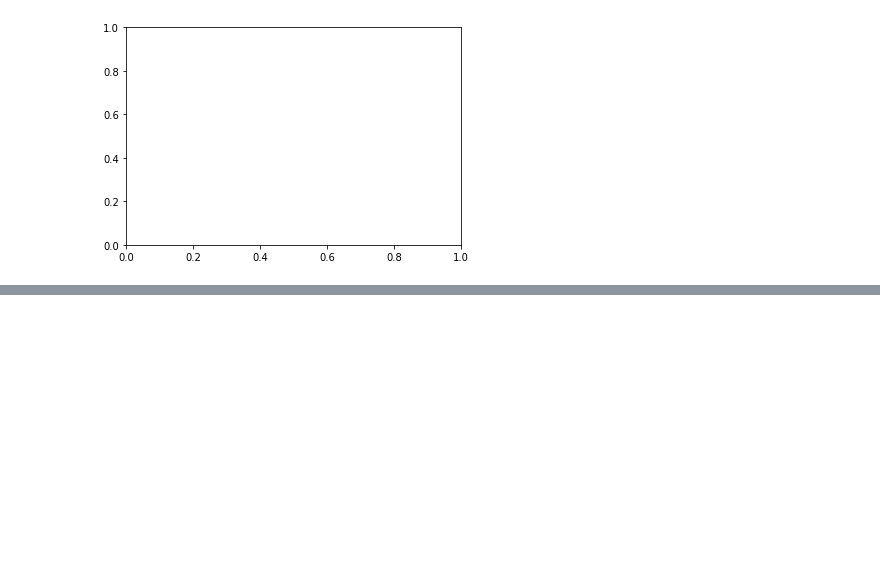
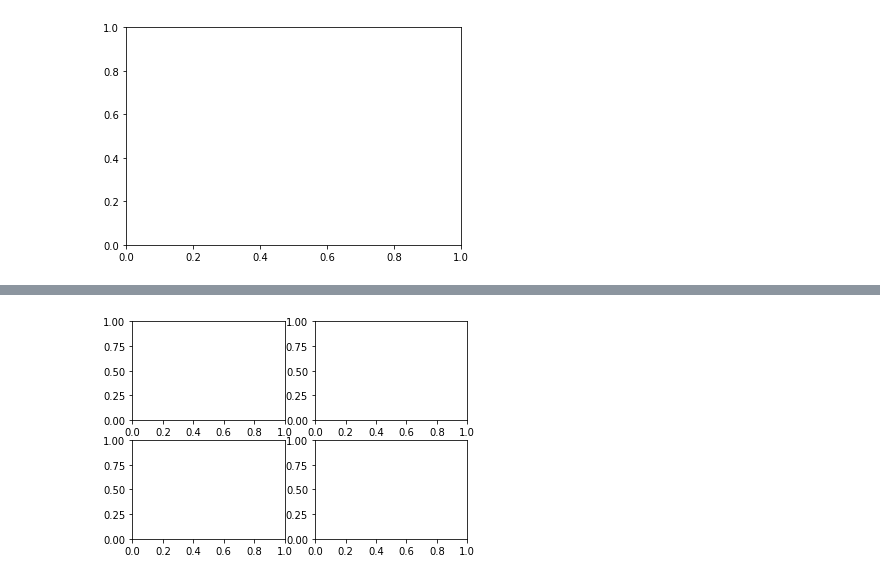
Before and after one commit to ulrikSebastienR/Colab-python-diaries, a Jupyter notebook: bb_matplotlib.ipynb, the cells around one changed output, grey strips where cells are left out. Drawn from its saved outputs; the diff is of its cells as text; code cells hidden in the pictures; blank space fills up the shorter version.

```diff
--- a/bb_matplotlib.ipynb
+++ b/bb_matplotlib.ipynb
@@ -41,0 +54,4 @@ fig,ax = plt.subplots()
+# %%
+fig, axs = plt.subplots(2,2)
+# %% [output]
+[figure, added]
```
Also changed, not shown: parts of 13 cells of this notebook.
